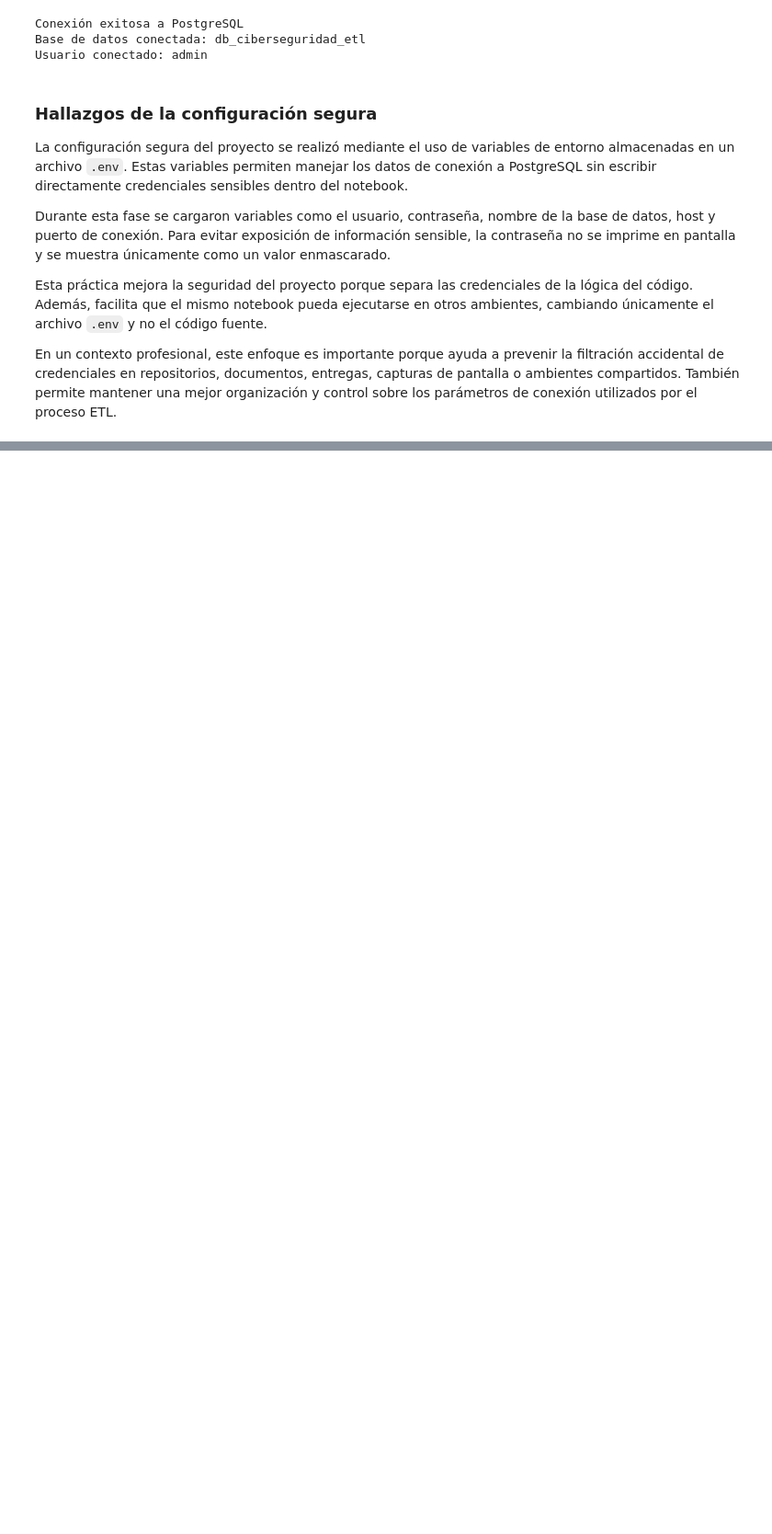
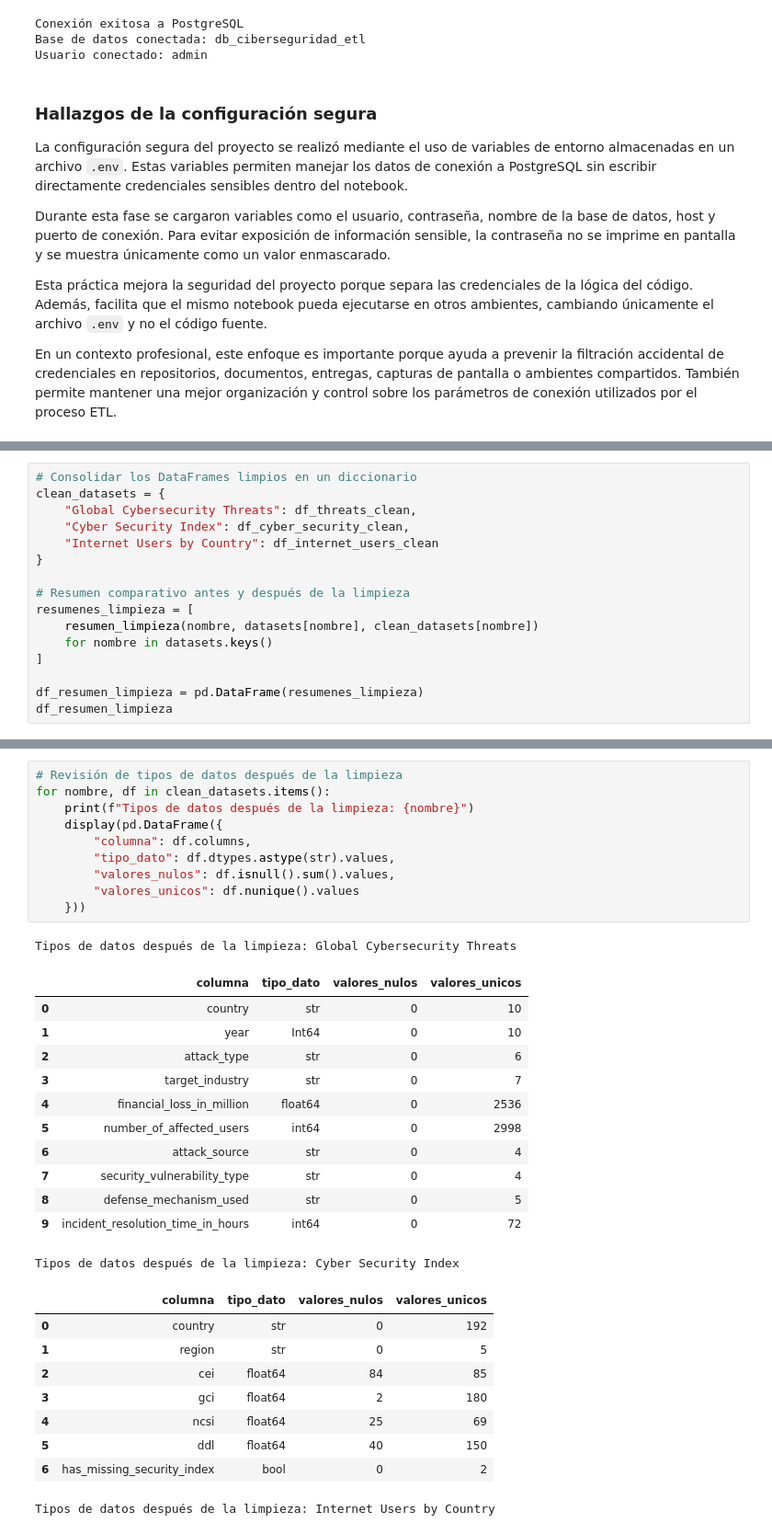
Before and after one commit to PJSA0127/Practica_G9, a Jupyter notebook: transformG9.ipynb, the cells around one changed output, grey strips where cells are left out. Shown at 92% size. Saved outputs shown, nothing was run; the diff lists cells and outputs as text; blank space fills up the shorter version.

Commit message:
3. Limpieza de datos

```diff
--- a/transformG9.ipynb
+++ b/transformG9.ipynb
@@ -569,0 +842,16 @@ En un contexto profesional, este enfoque es importante porque ayuda a prevenir l
+# %%
+# Consolidar los DataFrames limpios en un diccionario
+clean_datasets = {
+    "Global Cybersecurity Threats": df_threats_clean,
+    "Cyber Security Index": df_cyber_security_clean,
+    "Internet Users by Country": df_internet_users_clean
+}
+
+# Resumen comparativo antes y después de la limpieza
+resumenes_limpieza = [
+    resumen_limpieza(nombre, datasets[nombre], clean_datasets[nombre])
+    for nombre in datasets.keys()
+]
+
+df_resumen_limpieza = pd.DataFrame(resumenes_limpieza)
+df_resumen_limpieza
@@ -569,0 +863,33 @@ En un contexto profesional, este enfoque es importante porque ayuda a prevenir l
+# %%
+# Revisión de tipos de datos después de la limpieza
+for nombre, df in clean_datasets.items():
+    print(f"Tipos de datos después de la limpieza: {nombre}")
+    display(pd.DataFrame({
+        "columna": df.columns,
+        "tipo_dato": df.dtypes.astype(str).values,
+        "valores_nulos": df.isnull().sum().values,
+        "valores_unicos": df.nunique().values
+    }))
+# %% [output]
+Tipos de datos después de la limpieza: Global Cybersecurity Threats
+|  | columna | tipo_dato | valores_nulos | valores_unicos |
+| 0 | country | str | 0 | 10 |
+| 1 | year | Int64 | 0 | 10 |
+| 2 | attack_type | str | 0 | 6 |
+| 3 | target_industry | str | 0 | 7 |
+| 4 | financial_loss_in_million | float64 | 0 | 2536 |
+| 5 | number_of_affected_users | int64 | 0 | 2998 |
+| 6 | attack_source | str | 0 | 4 |
+| 7 | security_vulnerability_type | str | 0 | 4 |
+| 8 | defense_mechanism_used | str | 0 | 5 |
+| 9 | incident_resolution_time_in_hours | int64 | 0 | 72 |
+Tipos de datos después de la limpieza: Cyber Security Index
+|  | columna | tipo_dato | valores_nulos | valores_unicos |
+| 0 | country | str | 0 | 192 |
+| 1 | region | str | 0 | 5 |
+| 2 | cei | float64 | 84 | 85 |
+| 3 | gci | float64 | 2 | 180 |
+| 4 | ncsi | float64 | 25 | 69 |
+| 5 | ddl | float64 | 40 | 150 |
+| 6 | has_missing_security_index | bool | 0 | 2 |
+Tipos de datos después de la limpieza: Internet Users by Country
```
Also changed, not shown: parts of 13 cells of this notebook.
